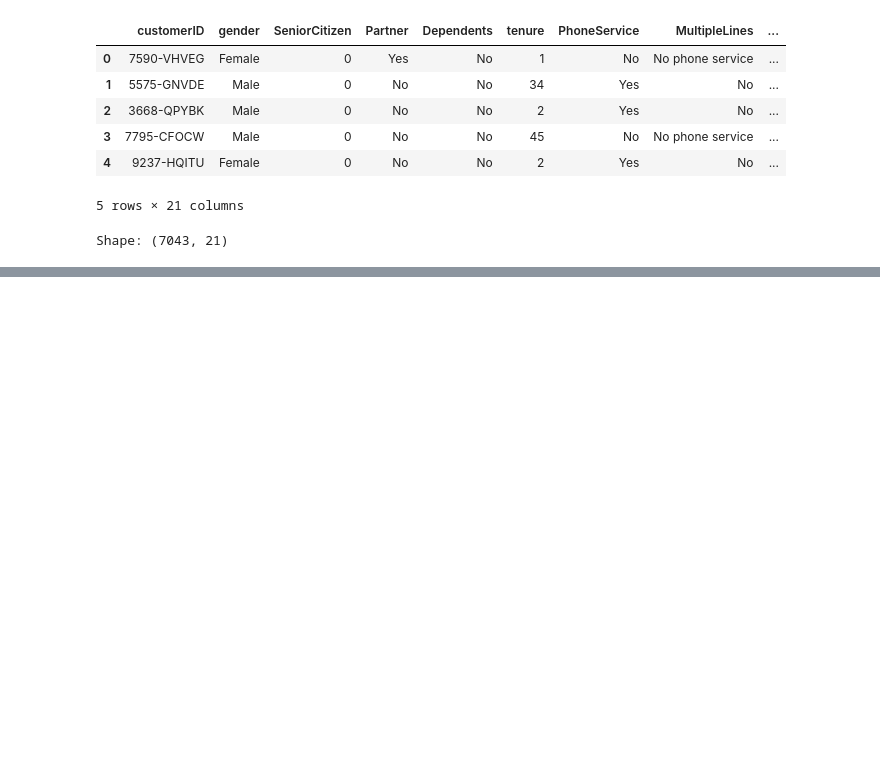
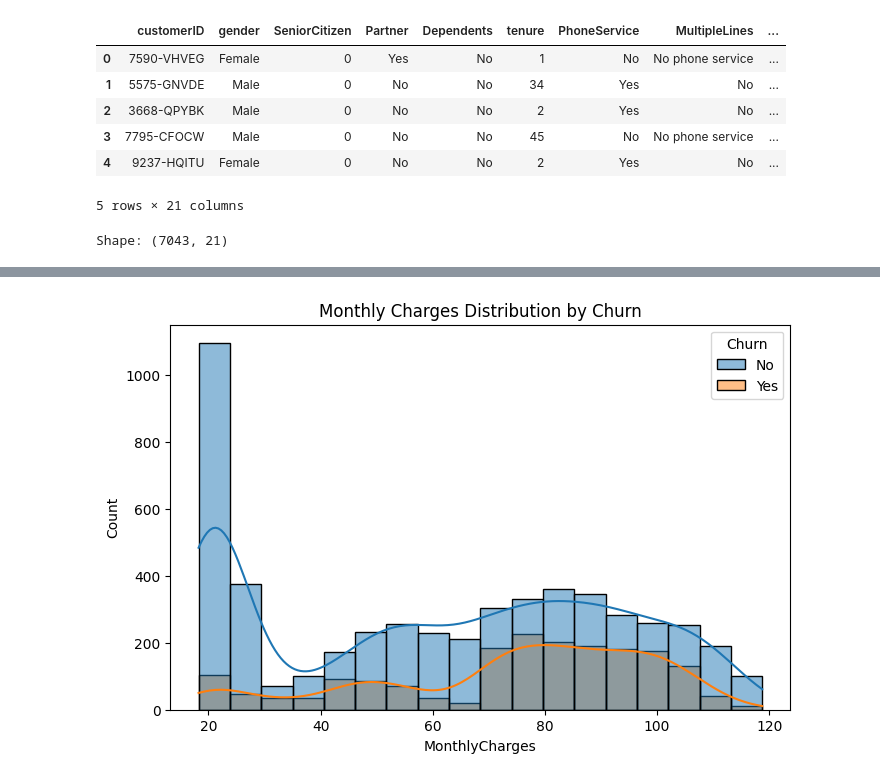
Before and after one commit to Aatequa-Ansari/churnsense, a Jupyter notebook: notebooks/01_eda.ipynb, the cells around one changed output, grey strips where cells are left out. Saved outputs shown, nothing was run; the diff lists cells and outputs as text; code cells hidden in the pictures; blank space fills up the shorter version.

```diff
--- a/notebooks/01_eda.ipynb
+++ b/notebooks/01_eda.ipynb
@@ -21,0 +202,18 @@ Shape: (7043, 21)
+# %%
+# Plot distribution of MonthlyCharges based on churn
+plt.figure(figsize=(8,5))
+
+sns.histplot(
+    data=df,
+    x='MonthlyCharges',
+    hue='Churn',
+    kde=True
+)
+
+plt.title('Monthly Charges Distribution by Churn')
+
+plt.savefig('../reports/monthlycharges_distribution.png')
+
+plt.show()
+# %% [output]
+[figure, added]
```
Also changed, not shown: parts of 20 cells of this notebook, 5 other files.
